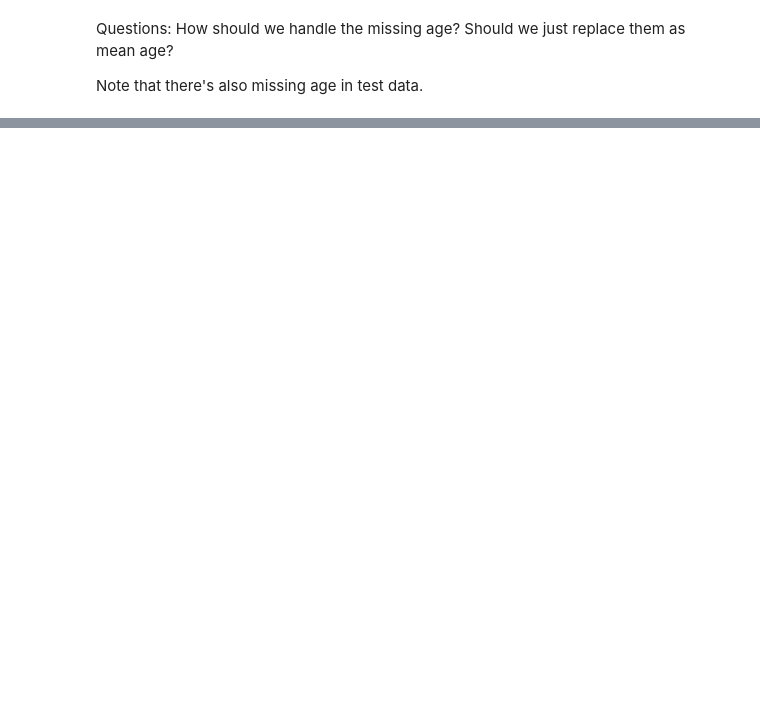
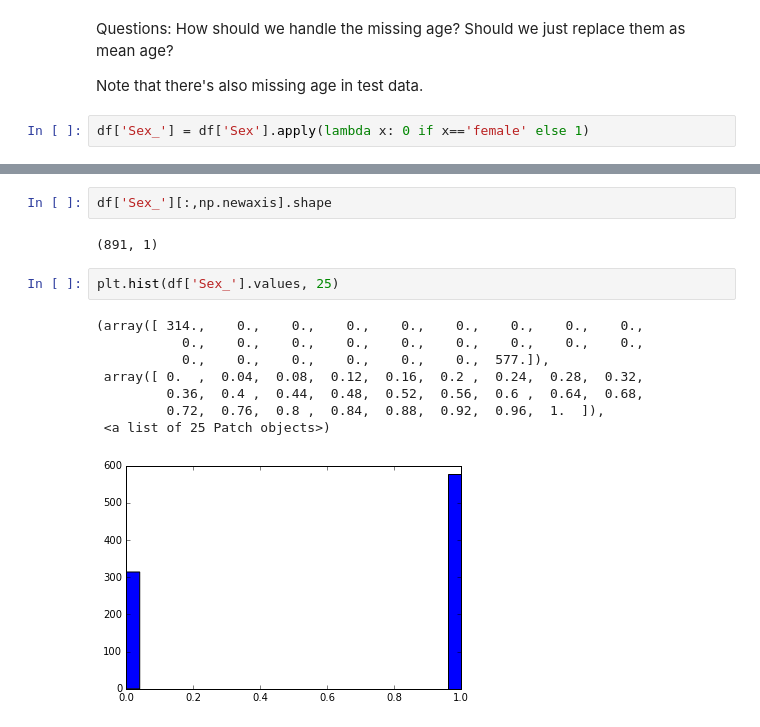
Before and after one commit to liufuyang/titanic, a Jupyter notebook: experiments/FeatureStudy-Age-LFY.ipynb, the cells around one changed output, grey strips where cells are left out. Drawn from its saved outputs; the diff is of its cells as text; blank space fills up the shorter version.

```diff
--- a/FeatureStudy-Age-LFY.ipynb
+++ b/experiments/FeatureStudy-Age-LFY.ipynb
@@ -127,3 +127,5 @@ df[df['Age_filled']>50]
 Questions: How should we handle the missing age? Should we just replace them as mean age?
 
 Note that there's also missing age in test data.
+# %%
+df['Sex_'] = df['Sex'].apply(lambda x: 0 if x=='female' else 1)
@@ -129,0 +150,15 @@ Note that there's also missing age in test data.
+# %%
+df['Sex_'][:,np.newaxis].shape
+# %% [output]
+(891, 1)
+# %%
+plt.hist(df['Sex_'].values, 25)
+# %% [output]
+(array([ 314.,    0.,    0.,    0.,    0.,    0.,    0.,    0.,    0.,
+           0.,    0.,    0.,    0.,    0.,    0.,    0.,    0.,    0.,
+           0.,    0.,    0.,    0.,    0.,    0.,  577.]),
+ array([ 0.  ,  0.04,  0.08,  0.12,  0.16,  0.2 ,  0.24,  0.28,  0.32,
+         0.36,  0.4 ,  0.44,  0.48,  0.52,  0.56,  0.6 ,  0.64,  0.68,
+         0.72,  0.76,  0.8 ,  0.84,  0.88,  0.92,  0.96,  1.  ]),
+ <a list of 25 Patch objects>)
+[figure, added]
```
Also changed, not shown: parts of 7 cells of this notebook, 3 other files.
